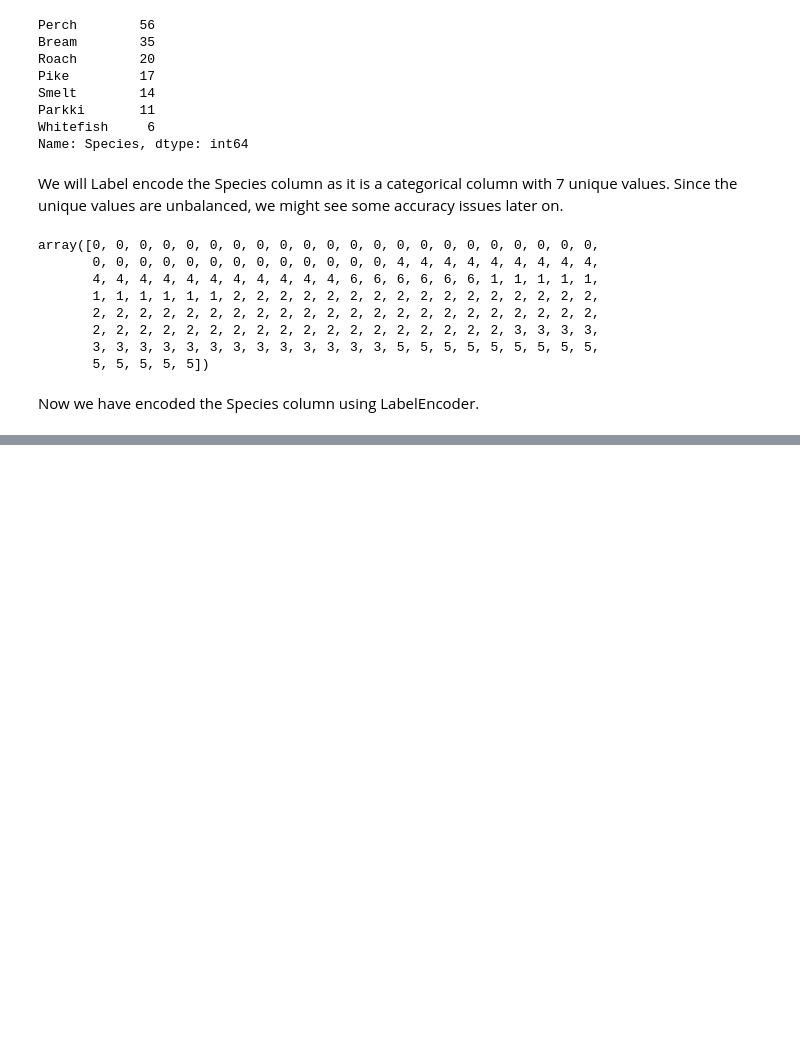
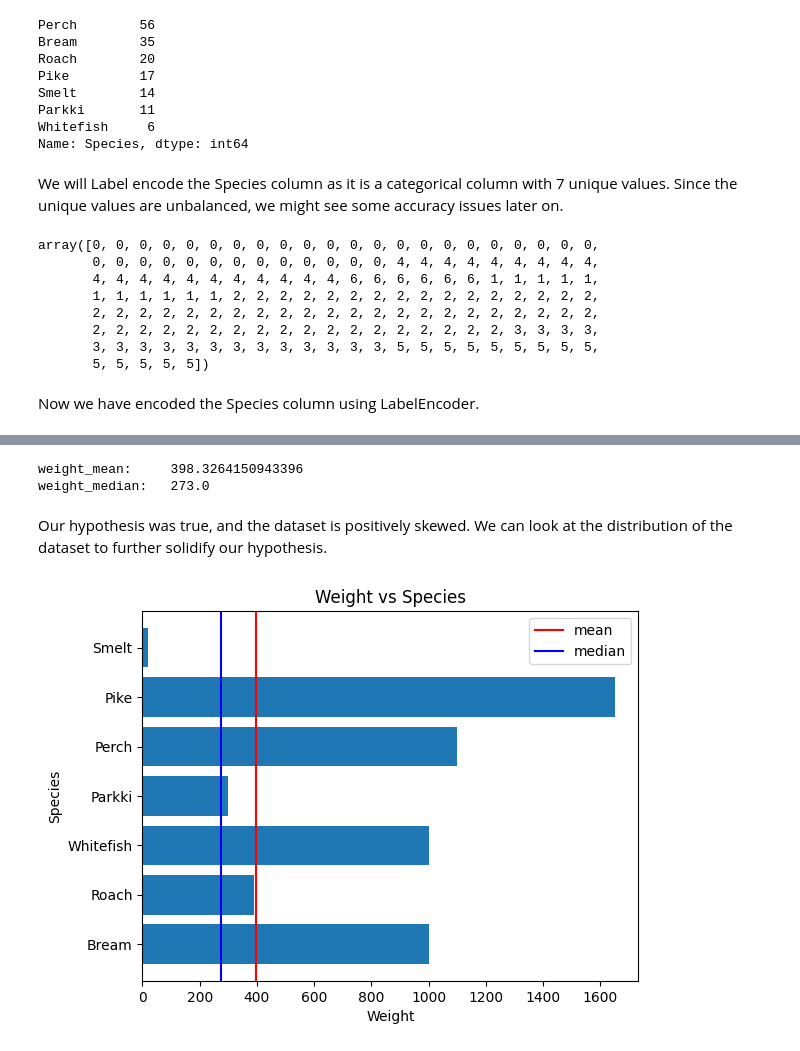
Before and after one commit to UzalKhadka/ML-algorithms-from-scratch, a Jupyter notebook: models/1_Linear_Regression/linear_regression.ipynb, the cells around one changed output, grey strips where cells are left out. Saved outputs shown, nothing was run; the diff lists cells and outputs as text; code cells hidden in the pictures; blank space fills up the shorter version.

```diff
--- a/models/1_Linear_Regression/linear_regression.ipynb
+++ b/models/1_Linear_Regression/linear_regression.ipynb
@@ -12,7 +58,7 @@ from utilities.LabelEncoder import LabelEncoder
 # %%
 # importing dataset
-dataset = pd.read_csv('./../../datasets/fish_market/Fish.csv')
-dataset.head()
+dataset_org = pd.read_csv('./../../datasets/fish_market/Fish.csv')
+dataset_org.head()
 # %% [output]
 |  | Species | Weight | Length1 | Length2 | Length3 | Height | Width |
 | 0 | Bream | 242.0 | 23.2 | 25.4 | 30.0 | 11.5200 | 4.0200 |
@@ -21,6 +67,7 @@ dataset.head()
 | 3 | Bream | 363.0 | 26.3 | 29.0 | 33.5 | 12.7300 | 4.4555 |
 | 4 | Bream | 430.0 | 26.5 | 29.0 | 34.0 | 12.4440 | 5.1340 |
 # %%
+dataset = dataset_org.copy()
 dataset.info()
 # %% [output]
 <class 'pandas.core.frame.DataFrame'>
@@ -102,0 +262,20 @@ X_train
+# %%
+print('weight_mean:\t', np.mean(y))
+print('weight_median:\t', np.median(y))
+# %% [output]
+weight_mean:     398.3264150943396
+weight_median:   273.0
+# %% [markdown]
+Our hypothesis was true, and the dataset is positively skewed. We can look at the distribution of the dataset to further solidify our hypothesis.
+# %%
+# plotting a bar graph to compare the distribution of weight among the species
+plt.barh(dataset_org['Species'], dataset_org['Weight'])
+plt.axvline(np.mean(y), color='red', label='mean')
+plt.axvline(np.median(y), color='blue', label='median')
+plt.legend()
+plt.title('Weight vs Species')
+plt.xlabel('Weight')
+plt.ylabel('Species')
+plt.show()
+# %% [output]
+[figure, added]
```
Also changed, not shown: parts of 40 cells of this notebook, 2 other files.
